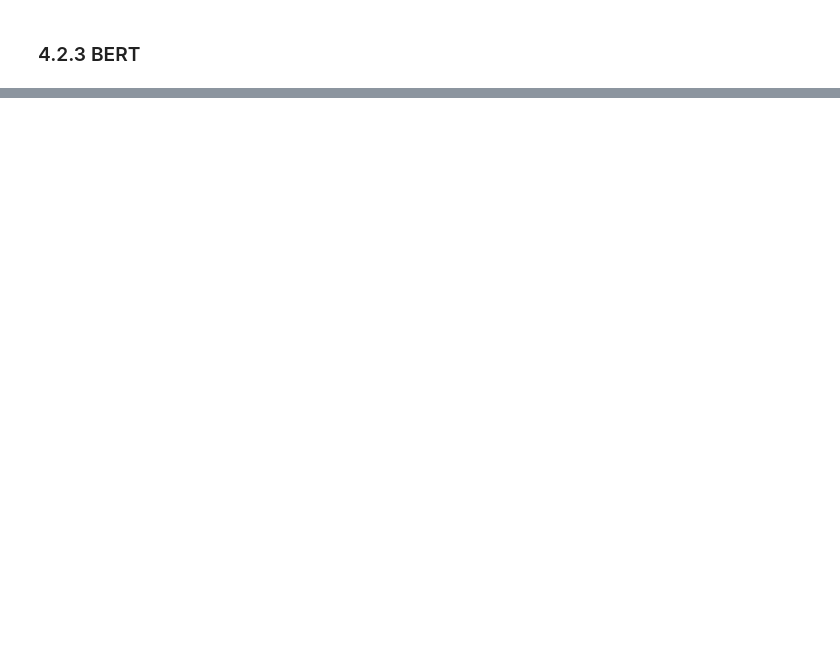
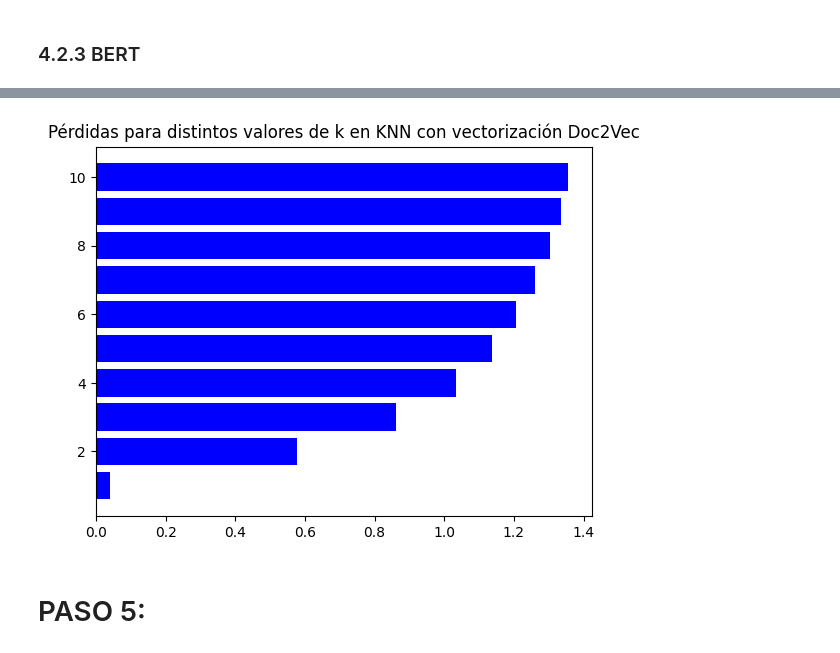
Before and after one commit to javierdp01/Proyecto-final-TD, a Jupyter notebook: Proyecto Final.ipynb, the cells around one changed output, grey strips where cells are left out. Cells and saved outputs as stored; diff of their text form; code cells hidden in the pictures; blank space fills up the shorter version.

```diff
--- a/Proyecto Final.ipynb
+++ b/Proyecto Final.ipynb
@@ -1135,0 +1147,8 @@ Pérdidas en el conjunto de validación: 2.2019
+# %%
+plt.barh(total_neighbors, mse_losses_train, color='b')
+plt.title('Pérdidas para distintos valores de k en KNN con vectorización Doc2Vec')
+plt.show()
+# %% [output]
+[figure, added]
+# %% [markdown]
+# PASO 5:
```
Also changed, not shown: parts of 17 cells of this notebook.
